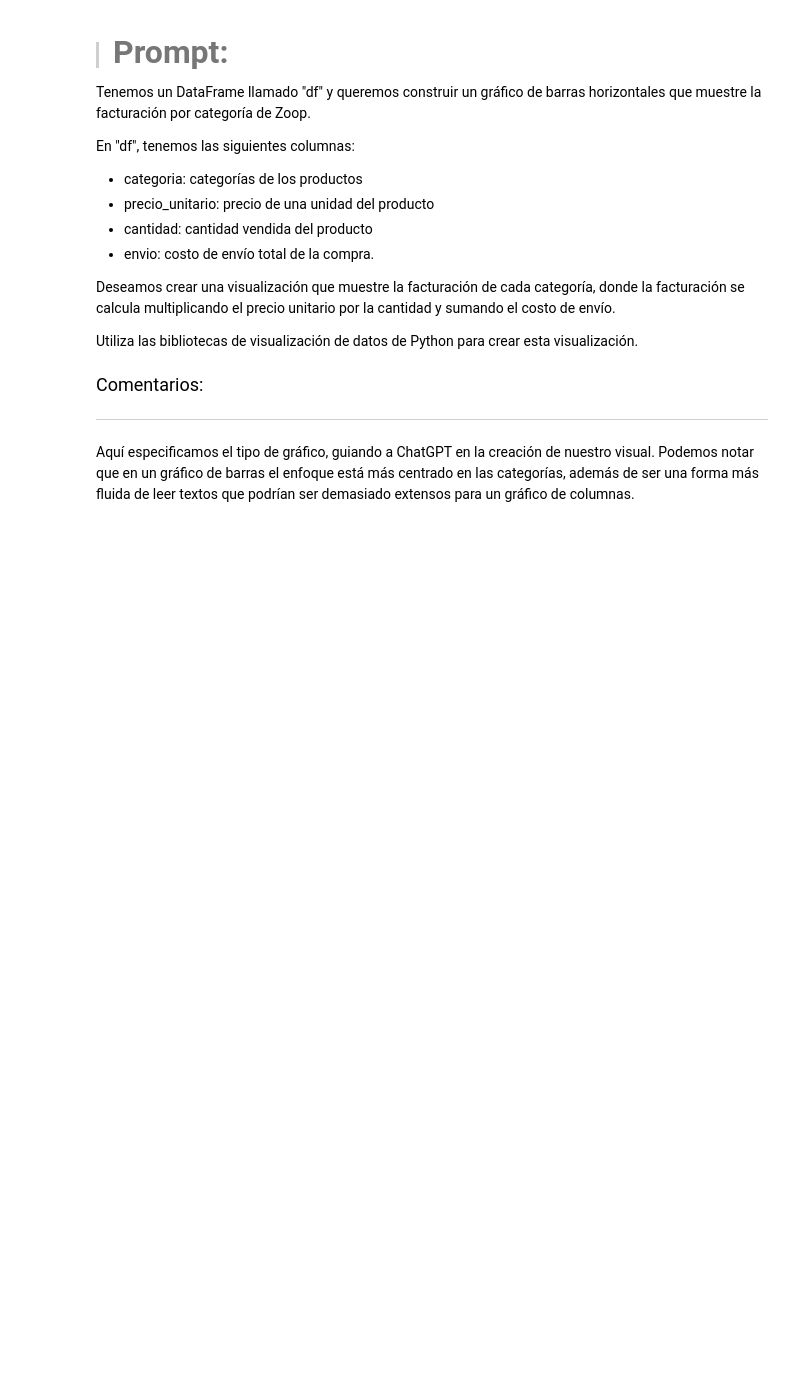
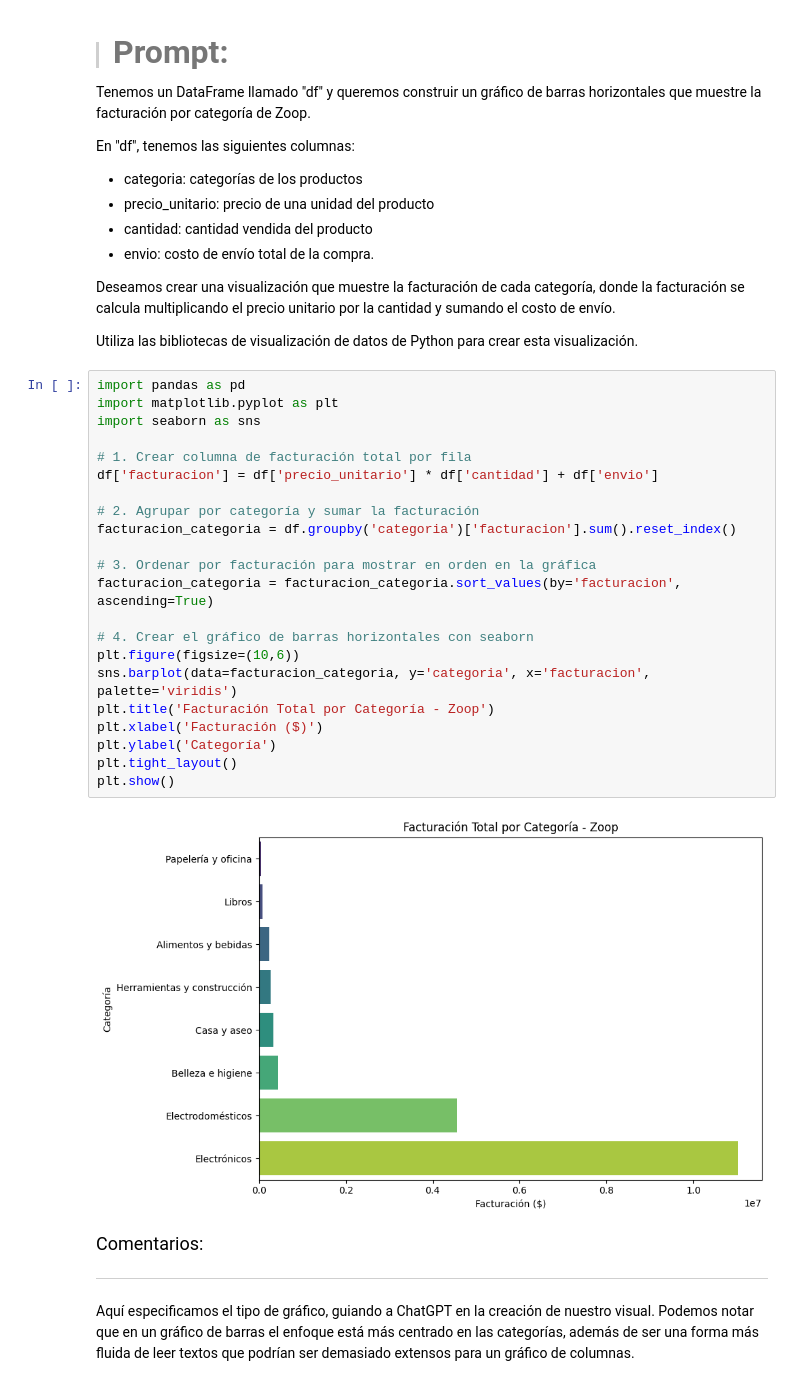
Before and after one commit to smringdesigns/IA_aplicada_a_ciencia_de_datos, a Jupyter notebook: IA_aplicada_a_ciencia_de_datos.ipynb, the cells around one changed output. Cells and saved outputs as stored; diff of their text form; blank space fills up the shorter version.

```diff
--- a/IA_aplicada_a_ciencia_de_datos.ipynb
+++ b/IA_aplicada_a_ciencia_de_datos.ipynb
@@ -609,6 +609,30 @@ En "df", tenemos las siguientes columnas:
 Deseamos crear una visualización que muestre la facturación de cada categoría, donde la facturación se calcula multiplicando el precio unitario por la cantidad y sumando el costo de envío.
 
 Utiliza las bibliotecas de visualización de datos de Python para crear esta visualización.
+# %%
+import pandas as pd
+import matplotlib.pyplot as plt
+import seaborn as sns
+
+# 1. Crear columna de facturación total por fila
+df['facturacion'] = df['precio_unitario'] * df['cantidad'] + df['envio']
+
+# 2. Agrupar por categoría y sumar la facturación
+facturacion_categoria = df.groupby('categoria')['facturacion'].sum().reset_index()
+
+# 3. Ordenar por facturación para mostrar en orden en la gráfica
+facturacion_categoria = facturacion_categoria.sort_values(by='facturacion', ascending=True)
+
+# 4. Crear el gráfico de barras horizontales con seaborn
+plt.figure(figsize=(10,6))
+sns.barplot(data=facturacion_categoria, y='categoria', x='facturacion', palette='viridis')
+plt.title('Facturación Total por Categoría - Zoop')
+plt.xlabel('Facturación ($)')
+plt.ylabel('Categoría')
+plt.tight_layout()
+plt.show()
+# %% [output]
+[figure, added]
 # %% [markdown]
 <font color="7b71ff" size=4> Comentarios: </font>
 
```
Also changed, not shown: parts of 3 cells of this notebook.
